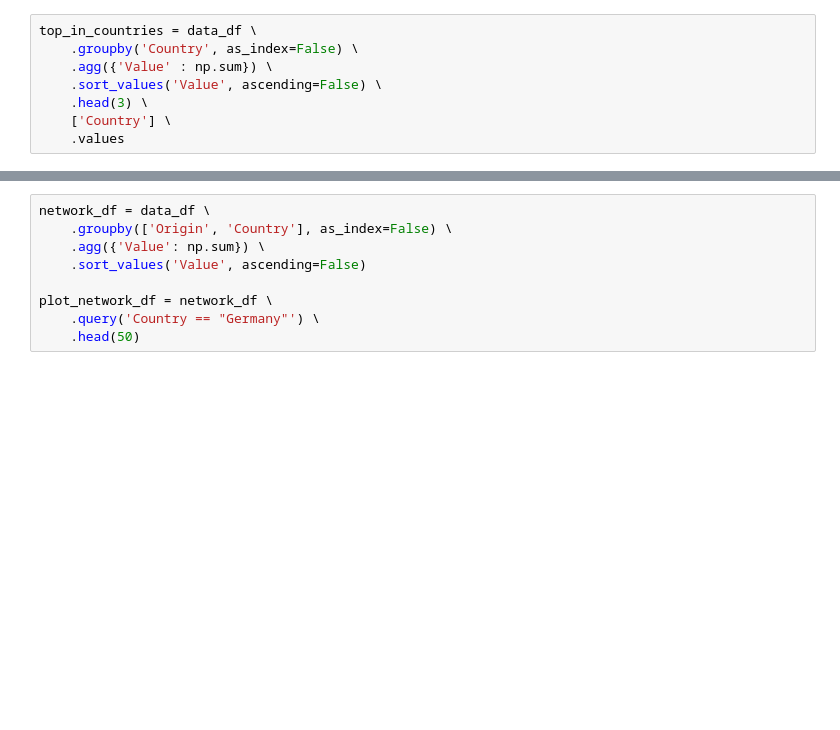
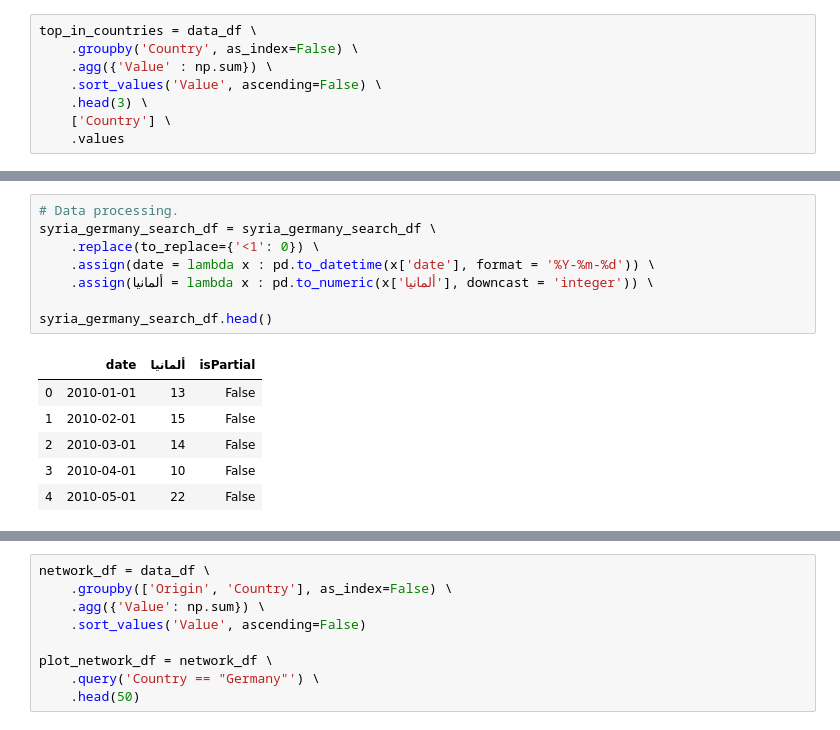
Before and after one commit to juanitorduz/probono_opendata_td, a Jupyter notebook: notebooks/refugee_example.ipynb, the cells around one changed output, grey strips where cells are left out. Drawn from its saved outputs; the diff is of its cells as text; blank space fills up the shorter version.

```diff
--- a/notebooks/refugee_example.ipynb
+++ b/notebooks/refugee_example.ipynb
@@ -219,0 +300,15 @@ data_df \
+# %%
+# Data processing.
+syria_germany_search_df = syria_germany_search_df \
+    .replace(to_replace={'<1': 0}) \
+    .assign(date = lambda x : pd.to_datetime(x['date'], format = '%Y-%m-%d')) \
+    .assign(ألمانيا = lambda x : pd.to_numeric(x['ألمانيا'], downcast = 'integer')) \
+
+syria_germany_search_df.head()
+# %% [output]
+|  | date | ألمانيا | isPartial |
+| 0 | 2010-01-01 | 13 | False |
+| 1 | 2010-02-01 | 15 | False |
+| 2 | 2010-03-01 | 14 | False |
+| 3 | 2010-04-01 | 10 | False |
+| 4 | 2010-05-01 | 22 | False |
```
Also changed, not shown: parts of 25 cells of this notebook, 1 other file.
